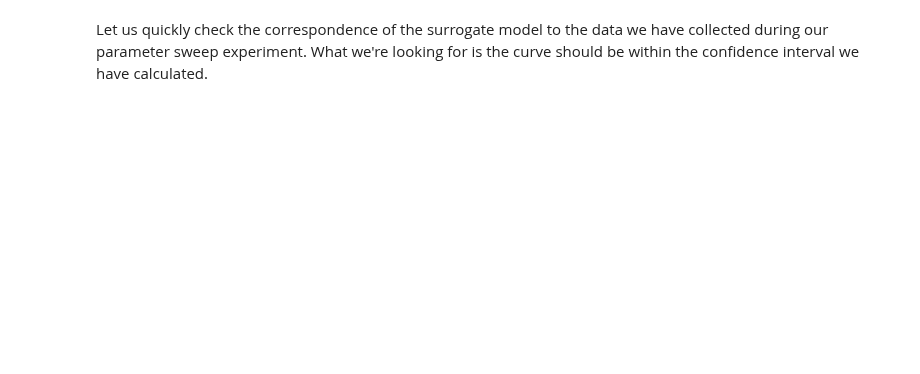
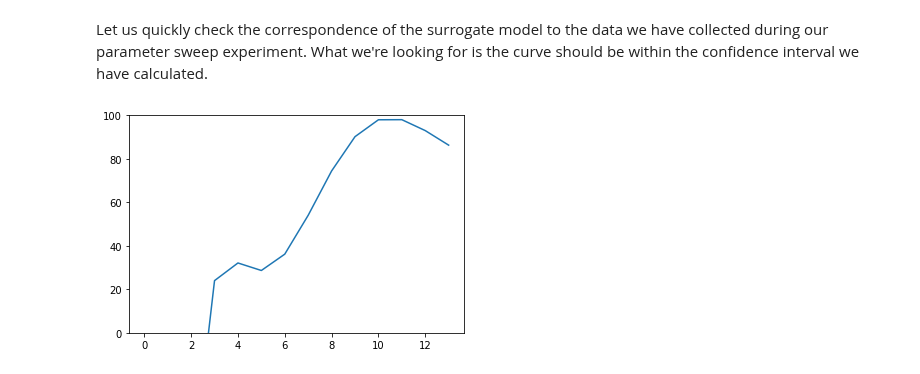
Before and after one commit to UCL-CCS/EasyVVUQ, a Jupyter notebook: docs/mega_tutorial.ipynb, the cells around one changed output. Saved outputs shown, nothing was run; the diff lists cells and outputs as text; code cells hidden in the pictures; blank space fills up the shorter version.

```diff
--- a/docs/mega_tutorial.ipynb
+++ b/docs/mega_tutorial.ipynb
@@ -384,6 +404,5 @@ vary = {
     "duration": cp.DiscreteUniform(7, 56),
     "mortality": cp.Uniform(0.0, 1.0),
 }
-sampler = uq.sampling.SCSampler(vary=vary, polynomial_order=5)
+sampler = uq.sampling.SCSampler(vary=vary, polynomial_order=9)
 campaign.set_sampler(sampler)
-campaign.draw_samples()
@@ -423,7 +478,10 @@ Let us quickly check the correspondence of the surrogate model to the data we ha
 # %%
 n = [20] * 14
 duration = list(range(2, 30, 2))
 mortality = [0.2] * 14
 
 plt.plot(([analysis.surrogate('iteration', [n_, duration_, mortality_])[0] for n_, duration_, mortality_ in zip(n, duration, mortality)]))
+plt.ylim(0, 100)
 plt.show()
+# %% [output]
+[figure, added]
```
Also changed, not shown: parts of 11 cells of this notebook, 5 other files.
